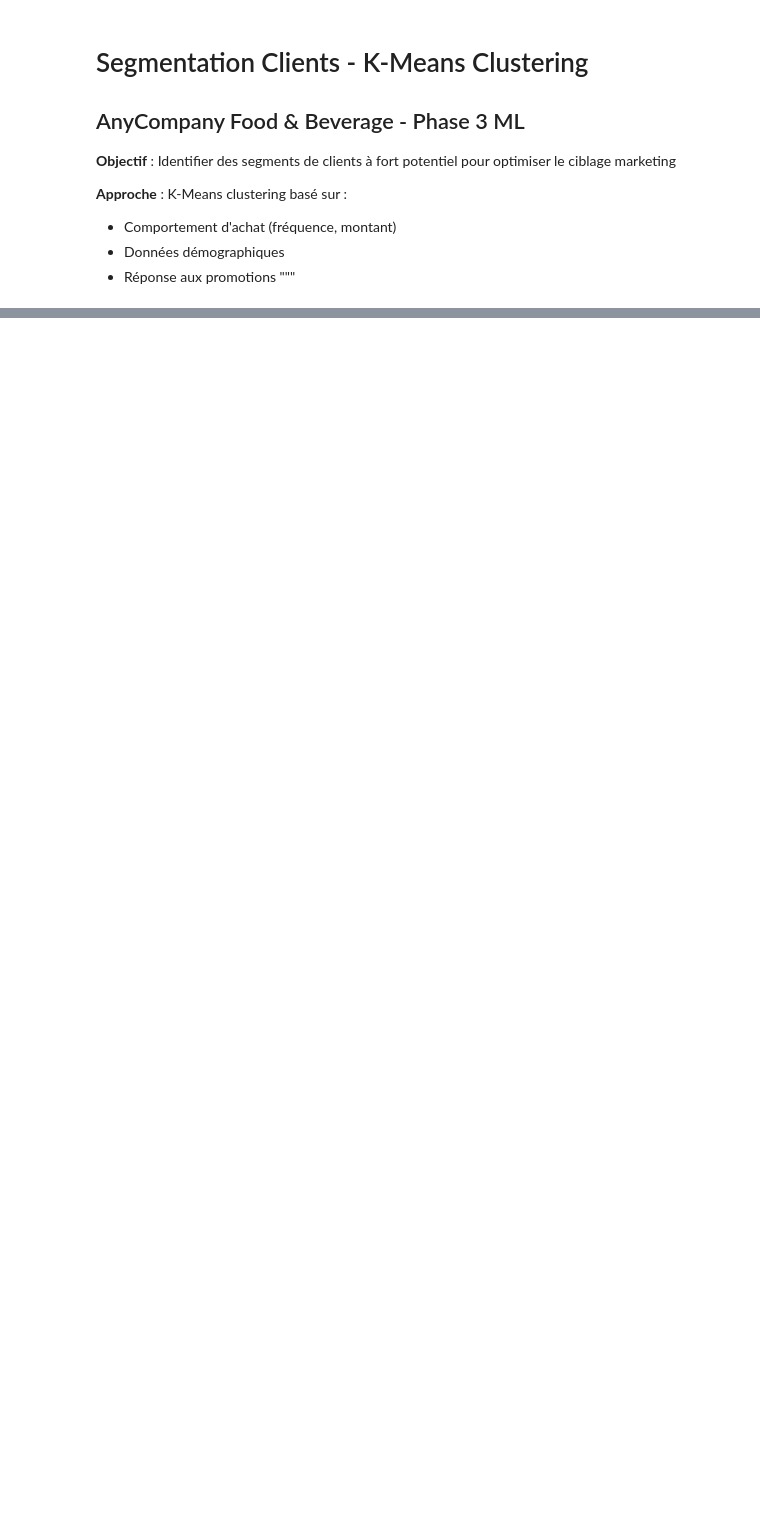
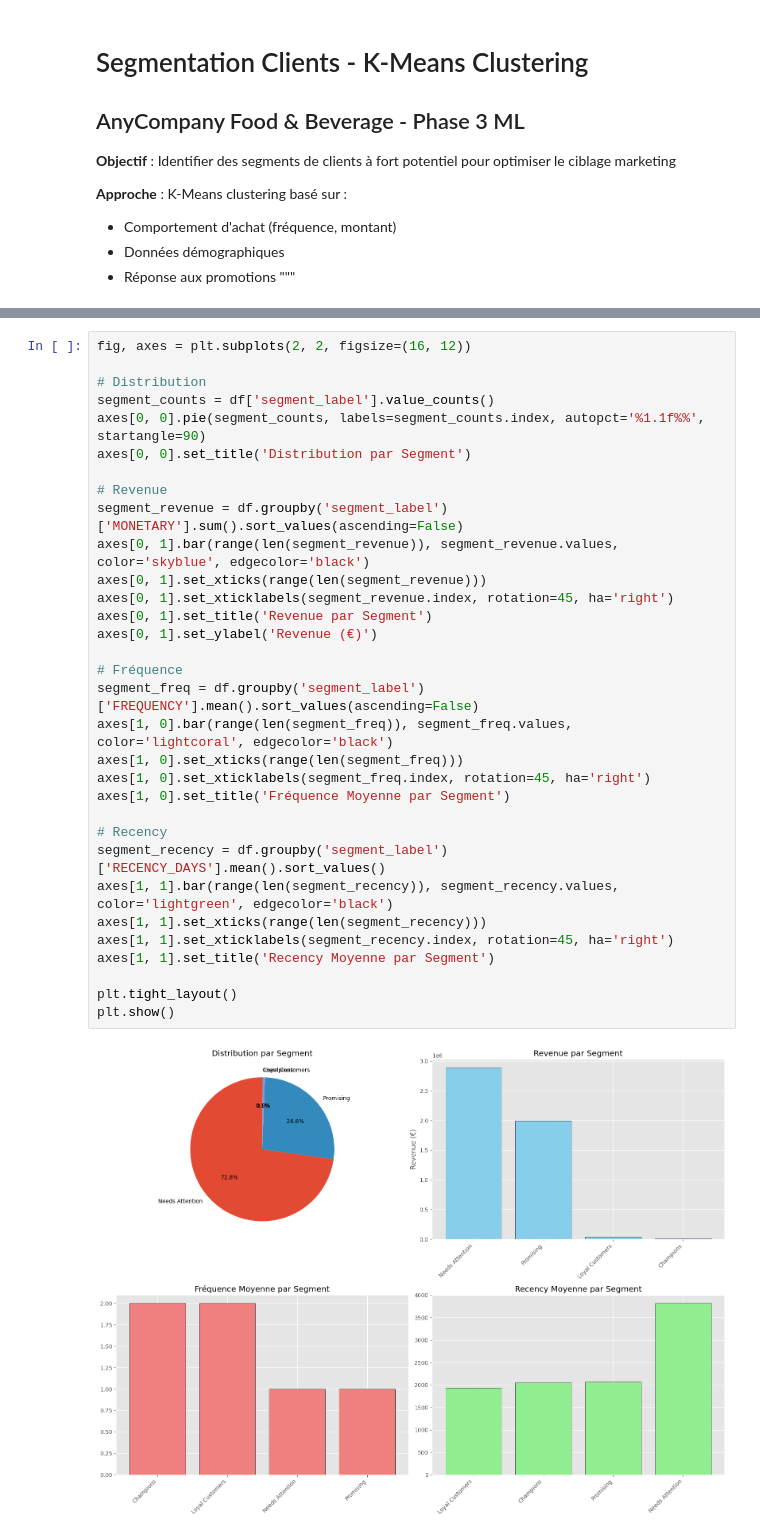
Before and after one commit to magueyefall1306/Workshop, a Jupyter notebook: ml/customer_segmentation.ipynb, the cells around one changed output, grey strips where cells are left out. Saved outputs shown, nothing was run; the diff lists cells and outputs as text; blank space fills up the shorter version.

```diff
--- a/ml/customer_segmentation.ipynb
+++ b/ml/customer_segmentation.ipynb
@@ -317 +276,35 @@ print(f"✅ Variance totale expliquée : {pca.explained_variance_ratio_.sum():.2
+# %%
+fig, axes = plt.subplots(2, 2, figsize=(16, 12))
+
+# Distribution
+segment_counts = df['segment_label'].value_counts()
+axes[0, 0].pie(segment_counts, labels=segment_counts.index, autopct='%1.1f%%', startangle=90)
+axes[0, 0].set_title('Distribution par Segment')
+
+# Revenue
+segment_revenue = df.groupby('segment_label')['MONETARY'].sum().sort_values(ascending=False)
+axes[0, 1].bar(range(len(segment_revenue)), segment_revenue.values, color='skyblue', edgecolor='black')
+axes[0, 1].set_xticks(range(len(segment_revenue)))
+axes[0, 1].set_xticklabels(segment_revenue.index, rotation=45, ha='right')
+axes[0, 1].set_title('Revenue par Segment')
+axes[0, 1].set_ylabel('Revenue (€)')
+
+# Fréquence
+segment_freq = df.groupby('segment_label')['FREQUENCY'].mean().sort_values(ascending=False)
+axes[1, 0].bar(range(len(segment_freq)), segment_freq.values, color='lightcoral', edgecolor='black')
+axes[1, 0].set_xticks(range(len(segment_freq)))
+axes[1, 0].set_xticklabels(segment_freq.index, rotation=45, ha='right')
+axes[1, 0].set_title('Fréquence Moyenne par Segment')
+
+# Recency
+segment_recency = df.groupby('segment_label')['RECENCY_DAYS'].mean().sort_values()
+axes[1, 1].bar(range(len(segment_recency)), segment_recency.values, color='lightgreen', edgecolor='black')
+axes[1, 1].set_xticks(range(len(segment_recency)))
+axes[1, 1].set_xticklabels(segment_recency.index, rotation=45, ha='right')
+axes[1, 1].set_title('Recency Moyenne par Segment')
+
+plt.tight_layout()
+plt.show()
+# %% [output]
+[figure, added]
 # %%
```
Also changed, not shown: parts of 15 cells of this notebook, 10 other files.
